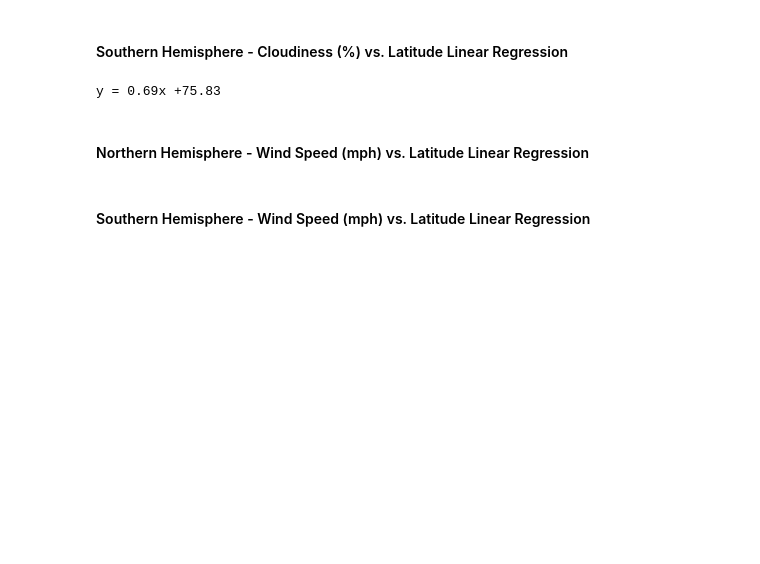
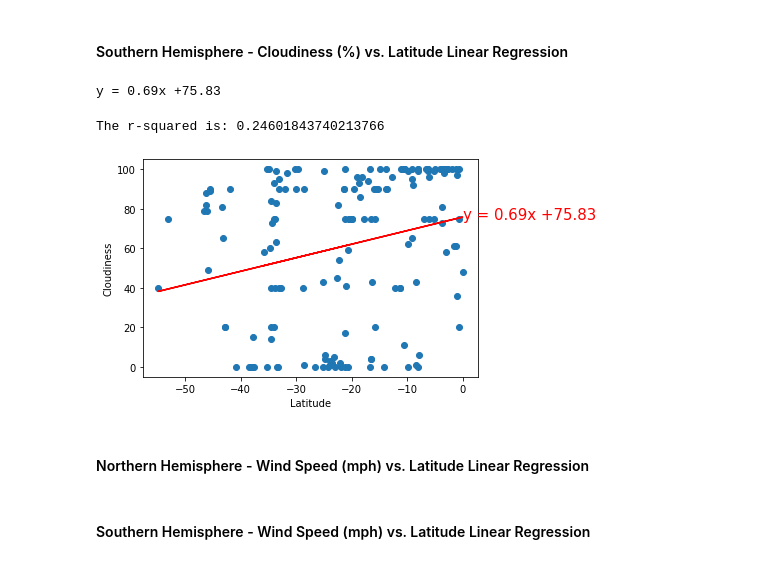
Before and after one commit to prerak-patel/python-api, a Jupyter notebook: WeatherPy/WeatherPy.ipynb, the cells around one changed output. Saved outputs shown, nothing was run; the diff lists cells and outputs as text; code cells hidden in the pictures; blank space fills up the shorter version.

```diff
--- a/WeatherPy/WeatherPy.ipynb
+++ b/WeatherPy/WeatherPy.ipynb
@@ -400,18 +400,21 @@ y = 0.69x +75.83
 # %%
 # Create Plot
 plt.scatter(x_values,y_values)
 plt.plot(x_values,regress_values,"r-")
 
 # Label plot and annotate the line equation
 plt.xlabel('Latitude')
 plt.ylabel('Cloudiness')
-plt.annotate(line_eq,(0,82),fontsize=15,color="red")
+plt.annotate(line_eq,(0,75),fontsize=15,color="red")
 
 # Print r square value
 print(f"The r-squared is: {rvalue}")
 
 # Show plot
 plt.savefig("../Images/LinearReg_Cloudiness_Lat_South.png")
 plt.show()
+# %% [output]
+The r-squared is: 0.24601843740213766
+[figure, added]
 # %% [markdown]
 ####  Northern Hemisphere - Wind Speed (mph) vs. Latitude Linear Regression
```
Also changed, not shown: parts of 3 cells of this notebook.
